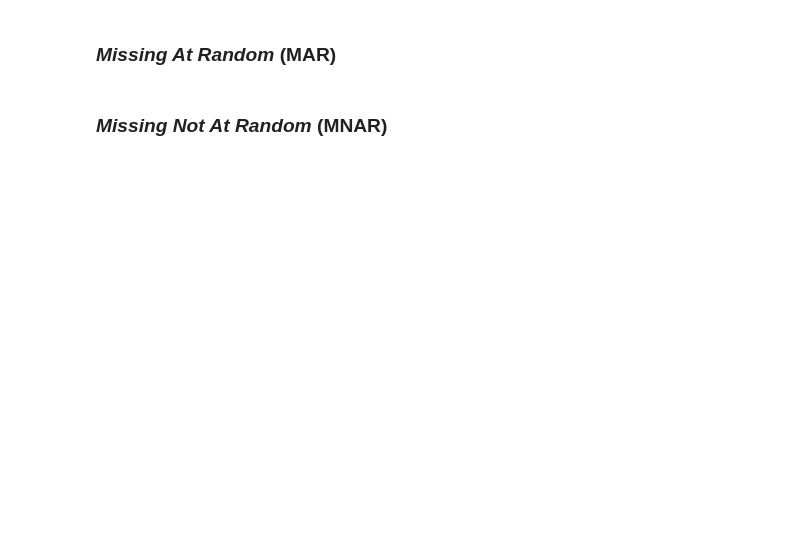
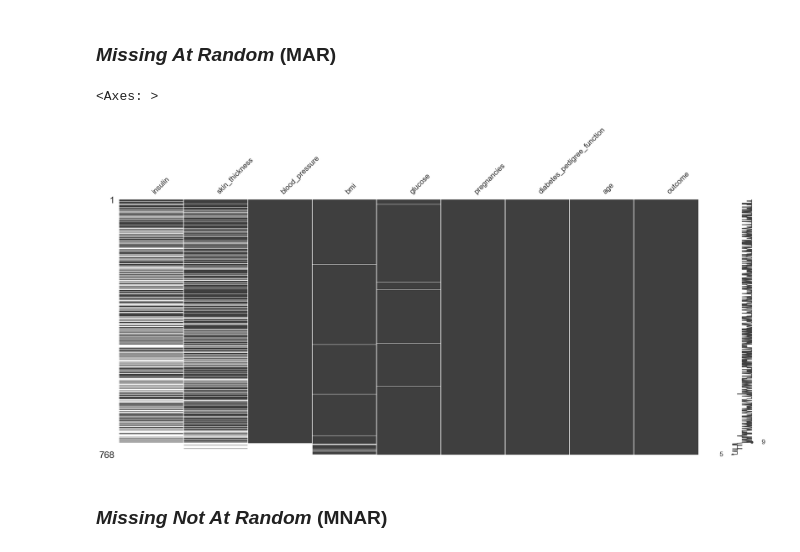
Before and after one commit to Horaciomb/ManejoDatosFaltantes-Detecci-n-y-Exploraci-n, a Jupyter notebook: live-exploration-missing-values.ipynb, the cells around one changed output. Saved outputs shown, nothing was run; the diff lists cells and outputs as text; code cells hidden in the pictures; blank space fills up the shorter version.

```diff
--- a/live-exploration-missing-values.ipynb
+++ b/live-exploration-missing-values.ipynb
@@ -736,4 +751,9 @@ implicit_to_explicit_df.complete(
 # %% [markdown]
 ### _Missing At Random_ (MAR)
+# %%
+diabetes_df.missing.sort_variables_by_missingness().sort_values(by="blood_pressure").pipe(missingno.matrix)
+# %% [output]
+<Axes: >
+[figure, added]
 # %% [markdown]
 ### _Missing Not At Random_ (MNAR)
```
Also changed, not shown: parts of 5 cells of this notebook.
